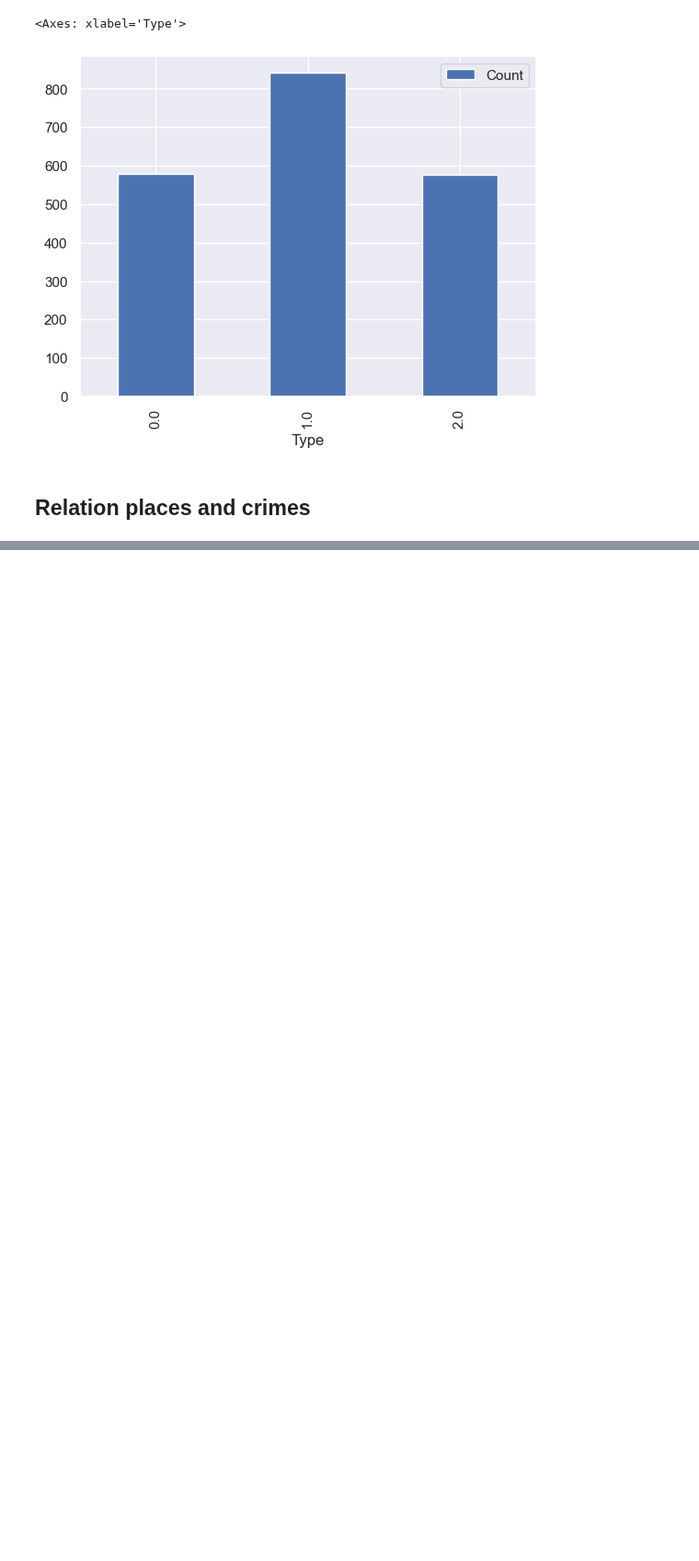
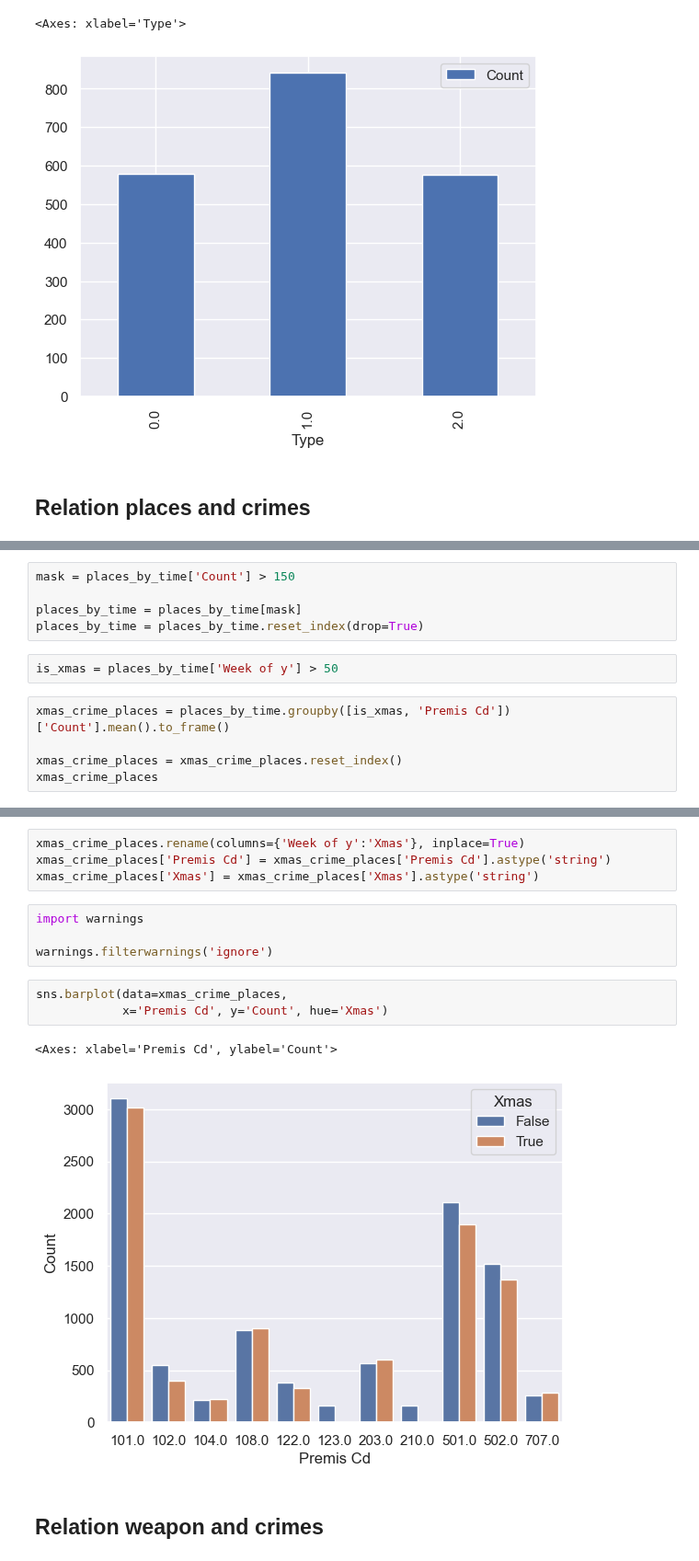
Before and after one commit to S3tuit/jup_lab, a Jupyter notebook: la_crime.ipynb, the cells around one changed output, grey strips where cells are left out. Shown at 92% size. Cells and saved outputs as stored; diff of their text form; blank space fills up the shorter version.

```diff
--- a/la_crime.ipynb
+++ b/la_crime.ipynb
@@ -314,0 +389,12 @@ start_end_hist.plot.bar(x='Type', y='Count')
+# %%
+mask = places_by_time['Count'] > 150
+
+places_by_time = places_by_time[mask]
+places_by_time = places_by_time.reset_index(drop=True)
+# %%
+is_xmas = places_by_time['Week of y'] > 50
+# %%
+xmas_crime_places = places_by_time.groupby([is_xmas, 'Premis Cd'])['Count'].mean().to_frame()
+
+xmas_crime_places = xmas_crime_places.reset_index()
+xmas_crime_places
@@ -314,0 +415,16 @@ start_end_hist.plot.bar(x='Type', y='Count')
+# %%
+xmas_crime_places.rename(columns={'Week of y':'Xmas'}, inplace=True)
+xmas_crime_places['Premis Cd'] = xmas_crime_places['Premis Cd'].astype('string')
+xmas_crime_places['Xmas'] = xmas_crime_places['Xmas'].astype('string')
+# %%
+import warnings
+
+warnings.filterwarnings('ignore')
+# %%
+sns.barplot(data=xmas_crime_places,
+            x='Premis Cd', y='Count', hue='Xmas')
+# %% [output]
+<Axes: xlabel='Premis Cd', ylabel='Count'>
+[figure, added]
+# %% [markdown]
+## Relation weapon and crimes
```
Also changed, not shown: parts of 32 cells of this notebook.
